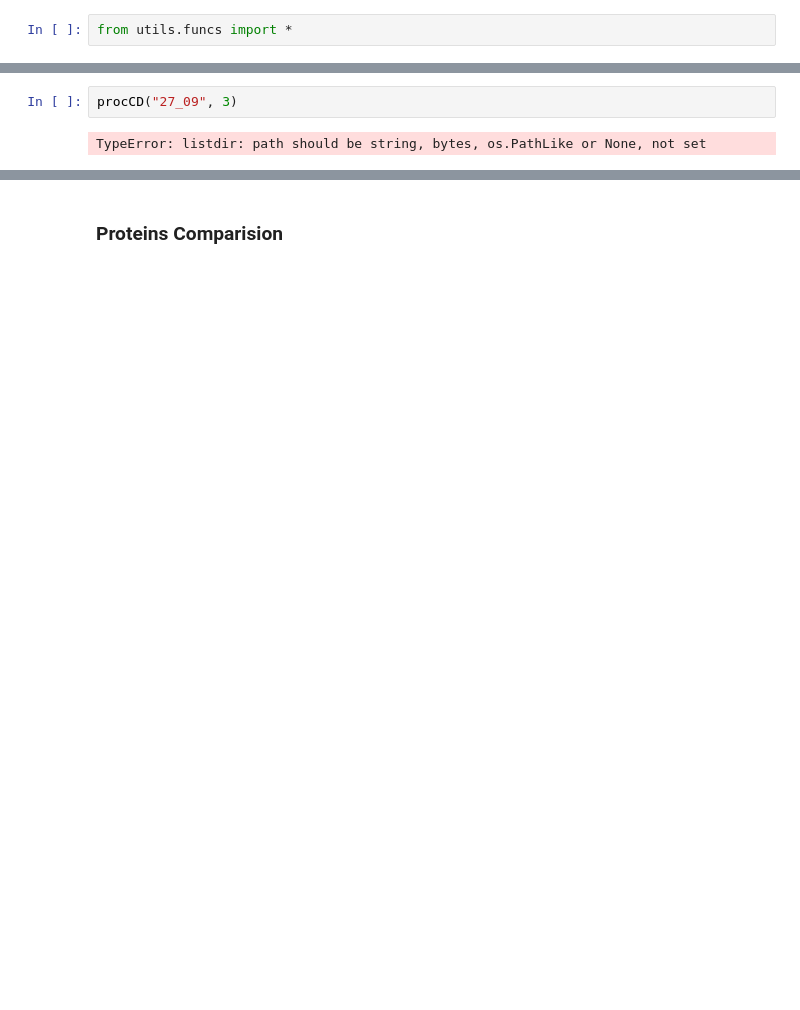
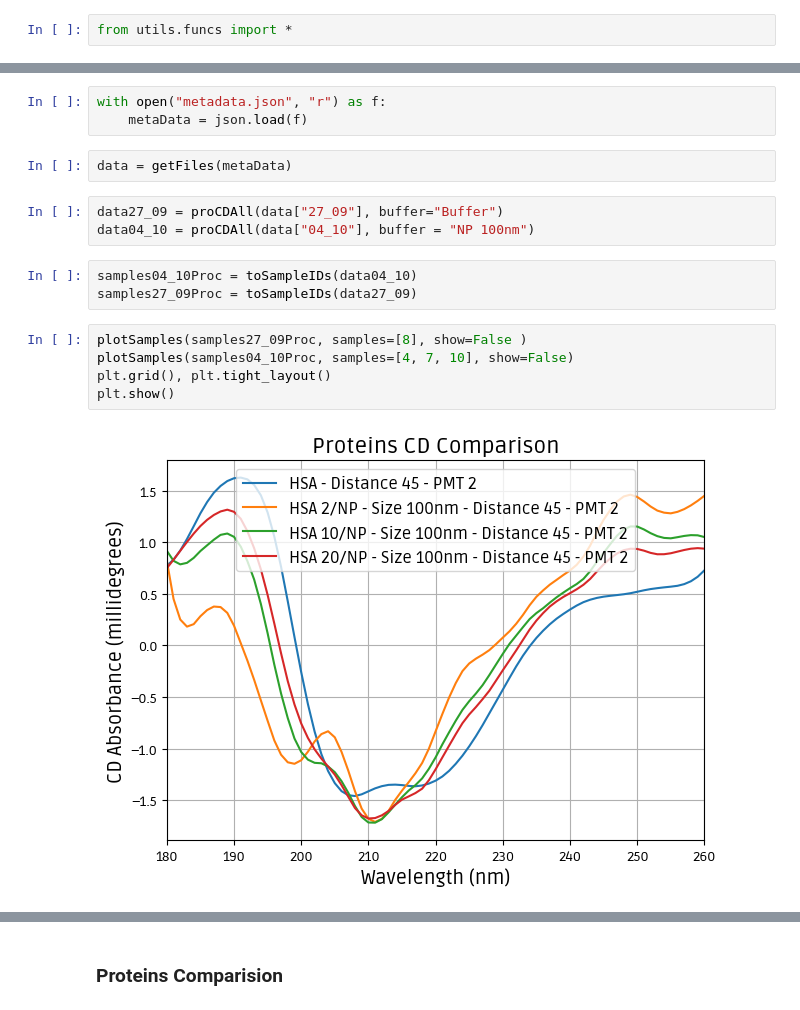
Before and after one commit to elementare/Circular-Dichroism, a Jupyter notebook: cd_analysis.ipynb, the cells around one changed output, grey strips where cells are left out. Saved outputs shown, nothing was run; the diff lists cells and outputs as text; blank space fills up the shorter version.

```diff
--- a/cd_analysis.ipynb
+++ b/cd_analysis.ipynb
@@ -249,4 +13,18 @@ MAP = {
-# %%
-procCD("27_09", 3)
-# %% [output]
-TypeError: listdir: path should be string, bytes, os.PathLike or None, not set
+# %%
+with open("metadata.json", "r") as f:
+    metaData = json.load(f)
+# %%
+data = getFiles(metaData)
+# %%
+data27_09 = proCDAll(data["27_09"], buffer="Buffer")
+data04_10 = proCDAll(data["04_10"], buffer = "NP 100nm")
+# %%
+samples04_10Proc = toSampleIDs(data04_10)
+samples27_09Proc = toSampleIDs(data27_09)
+# %%
+plotSamples(samples27_09Proc, samples=[8], show=False )
+plotSamples(samples04_10Proc, samples=[4, 7, 10], show=False)
+plt.grid(), plt.tight_layout()
+plt.show()
+# %% [output]
+[figure, added]
```
Also changed, not shown: parts of 15 cells of this notebook, 3 other files.
